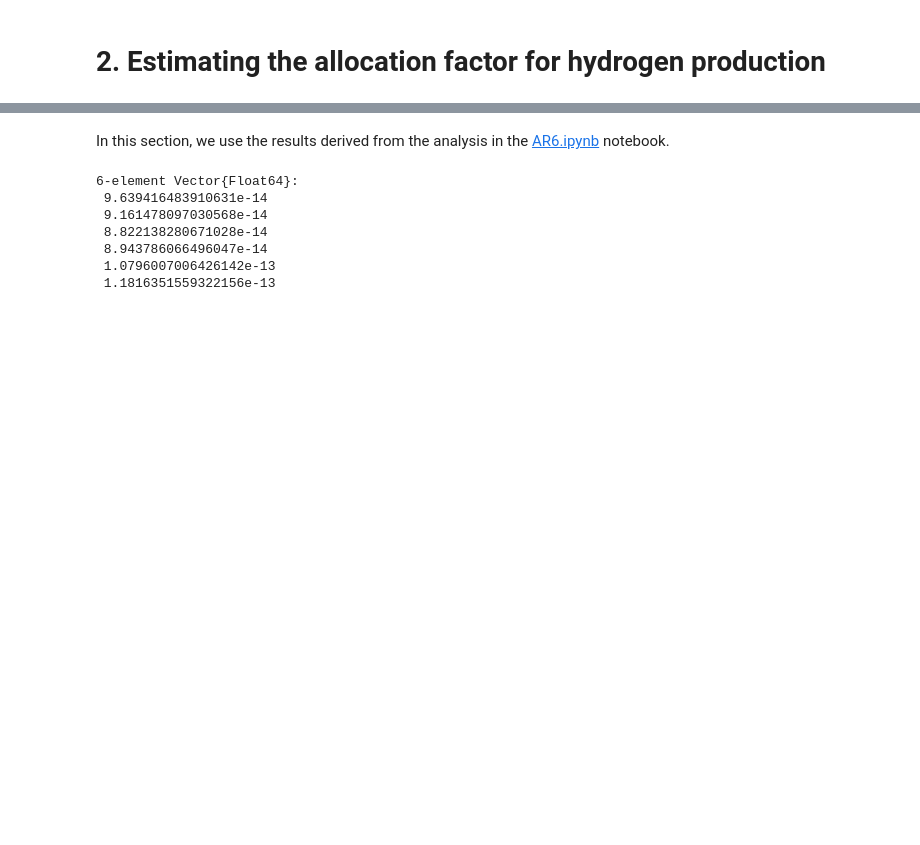
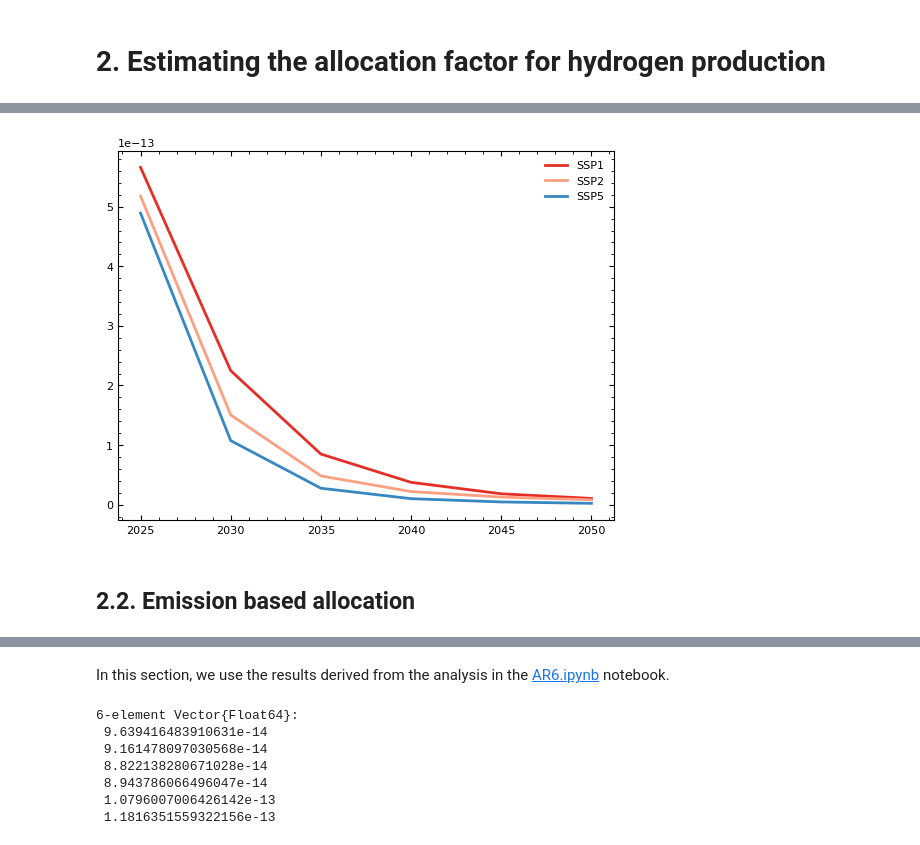
Before and after one commit to Michael-ljn/pathways-H2-prod-within-PBs, a Jupyter notebook: code/2_02_allocated_space.ipynb, the cells around one changed output, grey strips where cells are left out. Saved outputs shown, nothing was run; the diff lists cells and outputs as text; code cells hidden in the pictures; blank space fills up the shorter version.

```diff
--- a/code/2_02_allocated_space.ipynb
+++ b/code/2_02_allocated_space.ipynb
@@ -146,3 +193,12 @@ plt.close("all")
+# %%
+plt.plot(2025:5:2050,Matrix(shares_gdp)[:,2:7]',label=["SSP1","SSP2", "SSP5"],linewidth=2)
+plt.legend(frameon=false)
+display(plt.gcf())
+plt.close("all")
+# %% [output]
+[figure, added]
+# %% [markdown]
+## **2.2. Emission based allocation**
 # %%
 sn=1:3 # selecting the scenarios to plot
 yr=2:7 # 2025 to 2050 # 2:9 for 2060
```
Also changed, not shown: parts of 27 cells of this notebook, 34 other files.
